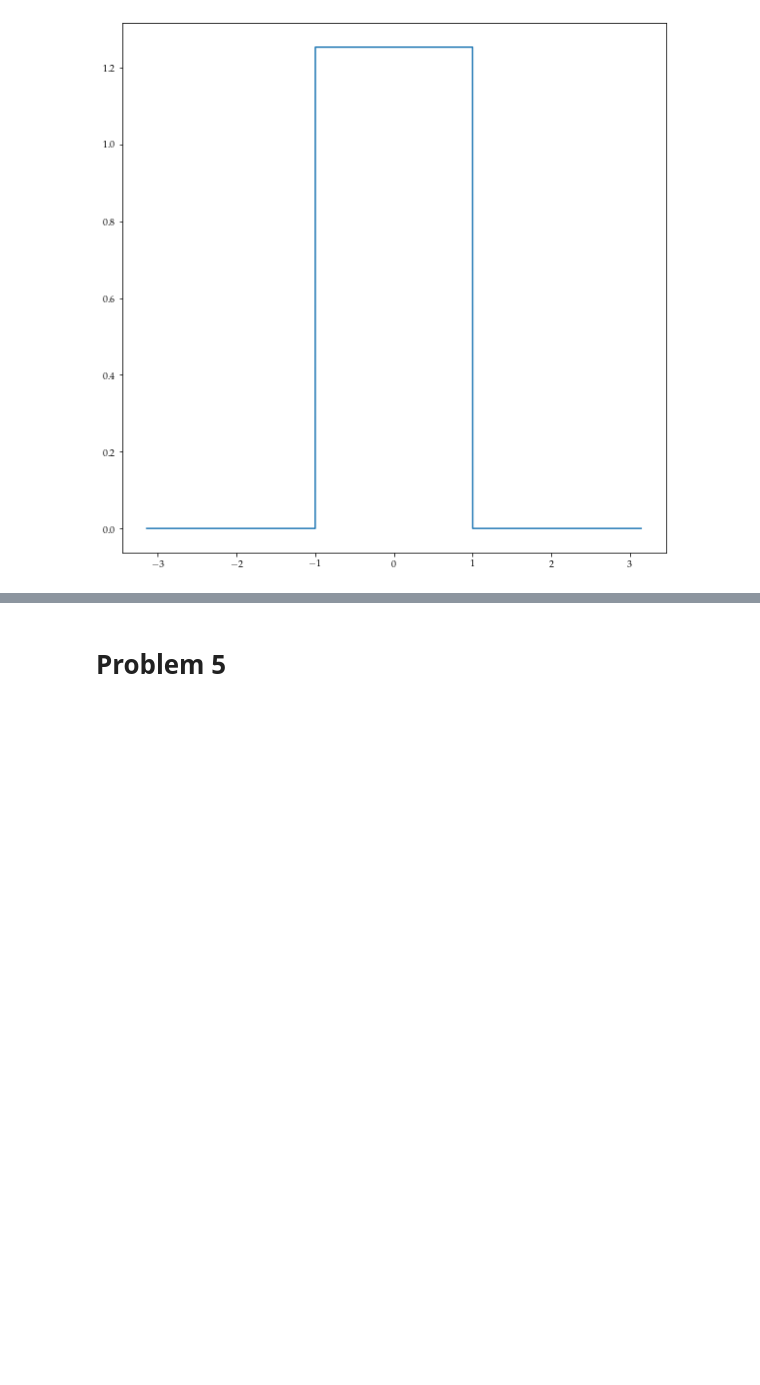
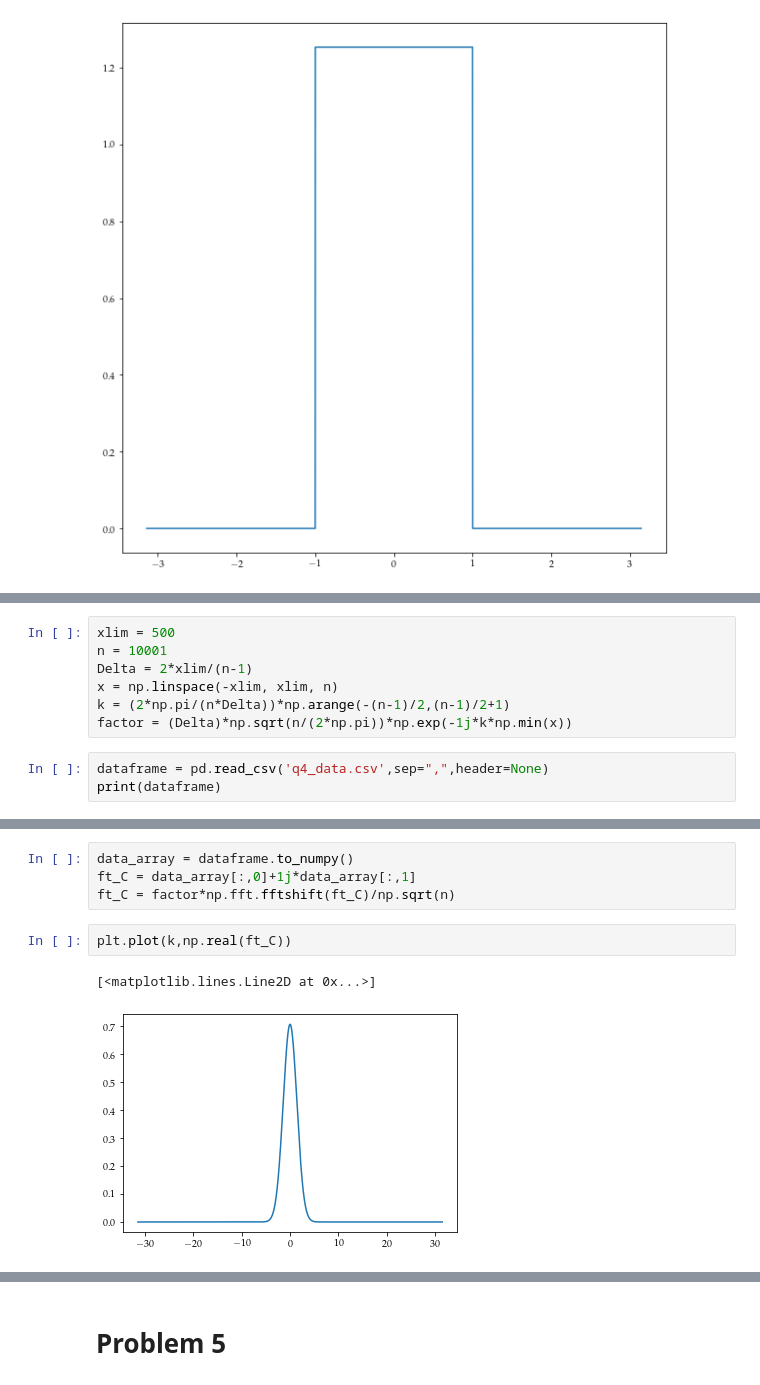
Before and after one commit to oven8/Computational-Physics-2024, a Jupyter notebook: Assignment 3/Sambit-Computational-Physics-A3.ipynb, the cells around one changed output, grey strips where cells are left out. Drawn from its saved outputs; the diff is of its cells as text; blank space fills up the shorter version.

```diff
--- a/Assignment 3/Sambit-Computational-Physics-A3.ipynb
+++ b/Assignment 3/Sambit-Computational-Physics-A3.ipynb
@@ -55,0 +116,10 @@ plt.plot(k,true_func)
+# %%
+xlim = 500
+n = 10001
+Delta = 2*xlim/(n-1)
+x = np.linspace(-xlim, xlim, n)
+k = (2*np.pi/(n*Delta))*np.arange(-(n-1)/2,(n-1)/2+1)
+factor = (Delta)*np.sqrt(n/(2*np.pi))*np.exp(-1j*k*np.min(x))
+# %%
+dataframe = pd.read_csv('q4_data.csv',sep=",",header=None)
+print(dataframe)
@@ -55,0 +141,9 @@ plt.plot(k,true_func)
+# %%
+data_array = dataframe.to_numpy()
+ft_C = data_array[:,0]+1j*data_array[:,1]
+ft_C = factor*np.fft.fftshift(ft_C)/np.sqrt(n)
+# %%
+plt.plot(k,np.real(ft_C))
+# %% [output]
+[<matplotlib.lines.Line2D at 0x...>]
+[figure, added]
```
Also changed, not shown: parts of 11 cells of this notebook.
